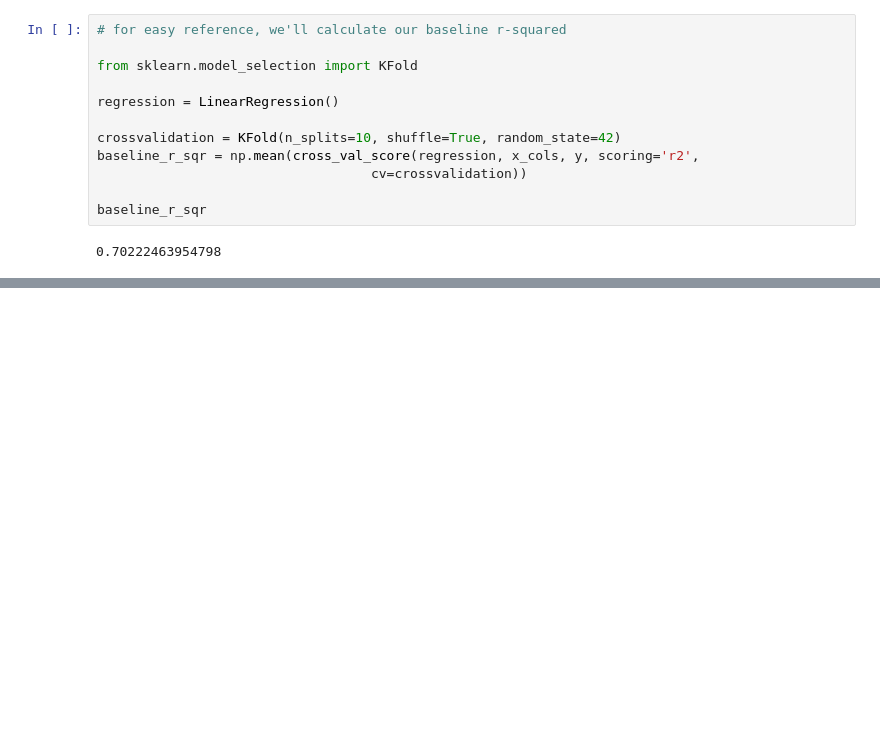
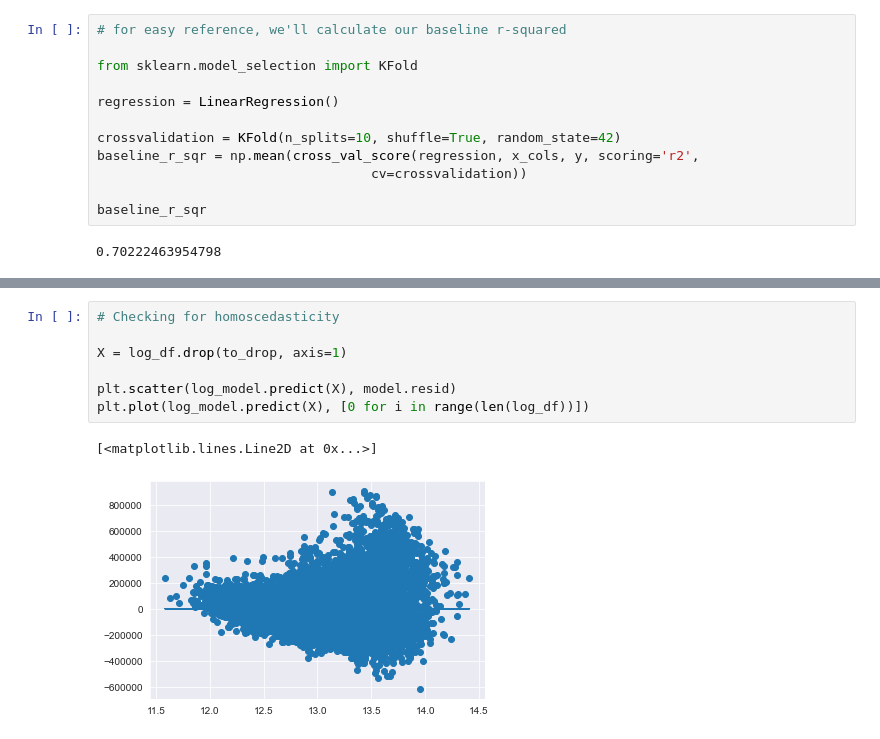
Before and after one commit to bmauss/Regression-Model-for-King-County-Housing-Market, a Jupyter notebook: Refining Model.ipynb, the cells around one changed output, grey strips where cells are left out. Cells and saved outputs as stored; diff of their text form; blank space fills up the shorter version.

```diff
--- a/Refining Model.ipynb
+++ b/Refining Model.ipynb
@@ -734,0 +849,10 @@ baseline_r_sqr
+# %%
+# Checking for homoscedasticity
+
+X = log_df.drop(to_drop, axis=1)
+
+plt.scatter(log_model.predict(X), model.resid)
+plt.plot(log_model.predict(X), [0 for i in range(len(log_df))])
+# %% [output]
+[<matplotlib.lines.Line2D at 0x...>]
+[figure, added]
```
Also changed, not shown: parts of 12 cells of this notebook, 1 other file.
